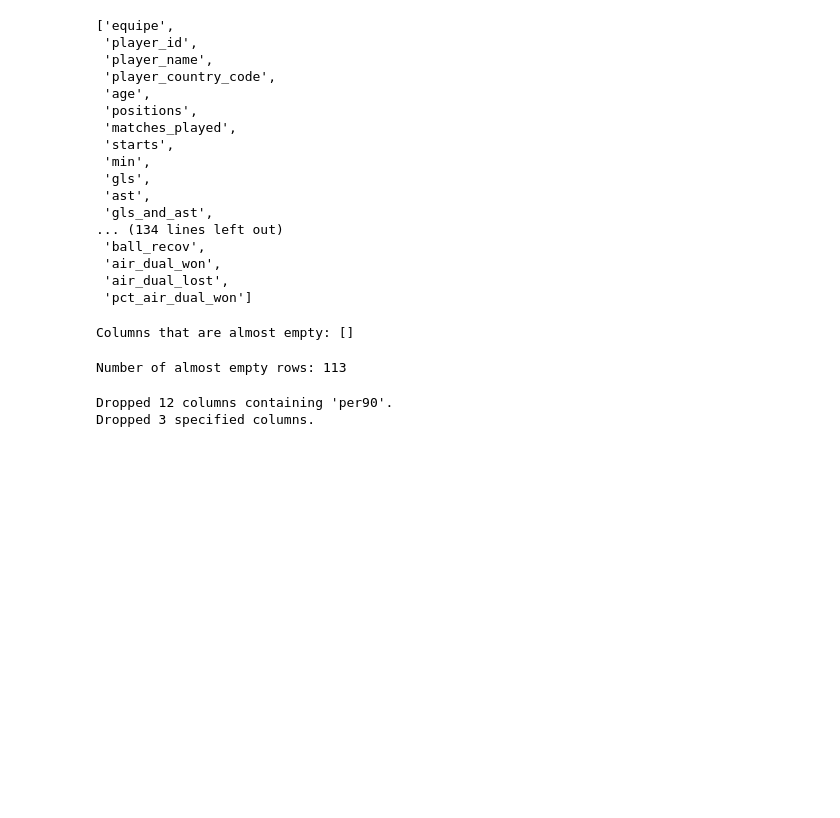
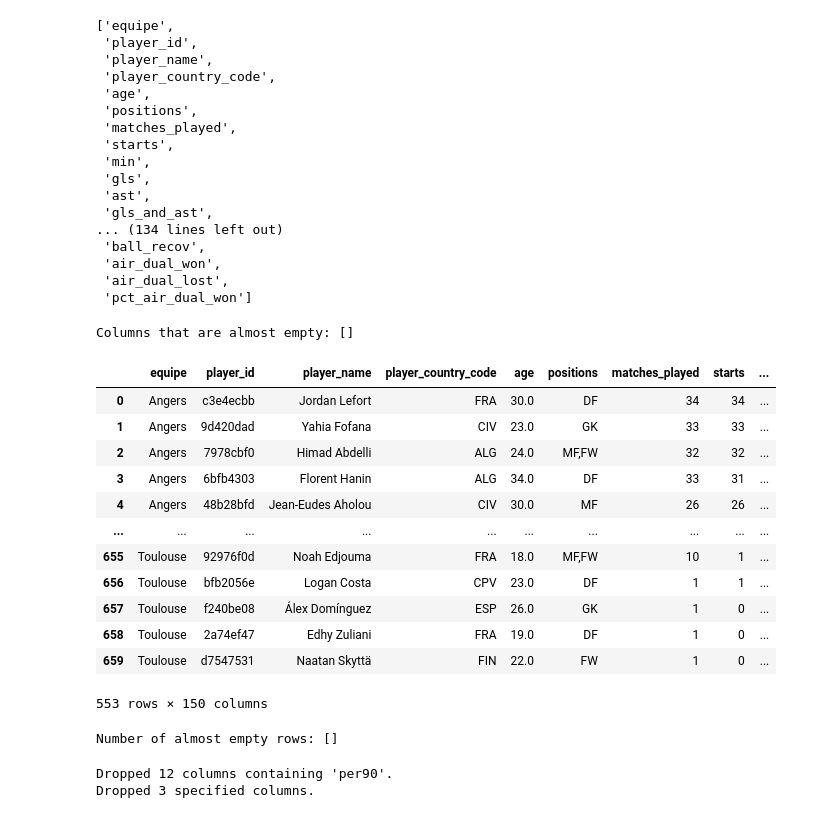
Before and after one commit to DeankoontzG/DataMining_Project, a Jupyter notebook: Data_Cleaning.ipynb, the cells around one changed output. Saved outputs shown, nothing was run; the diff lists cells and outputs as text; code cells hidden in the pictures; blank space fills up the shorter version.

```diff
--- a/Data_Cleaning.ipynb
+++ b/Data_Cleaning.ipynb
@@ -93,10 +93,26 @@ almost_empty_columns = search_col_almost_empty(data_cleaned)
 print("Columns that are almost empty:", almost_empty_columns)
 # %% [output]
 Columns that are almost empty: []
+# %%
+data_cleaned.head(655)
+# %% [output]
+|  | equipe | player_id | player_name | player_country_code | age | positions | matches_played | starts | ... |
+| 0 | Angers | c3e4ecbb | Jordan Lefort | FRA | 30.0 | DF | 34 | 34 | ... |
+| 1 | Angers | 9d420dad | Yahia Fofana | CIV | 23.0 | GK | 33 | 33 | ... |
+| 2 | Angers | 7978cbf0 | Himad Abdelli | ALG | 24.0 | MF,FW | 32 | 32 | ... |
+| 3 | Angers | 6bfb4303 | Florent Hanin | ALG | 34.0 | DF | 33 | 31 | ... |
+| 4 | Angers | 48b28bfd | Jean-Eudes Aholou | CIV | 30.0 | MF | 26 | 26 | ... |
+| ... | ... | ... | ... | ... | ... | ... | ... | ... | ... |
+| 655 | Toulouse | 92976f0d | Noah Edjouma | FRA | 18.0 | MF,FW | 10 | 1 | ... |
+| 656 | Toulouse | bfb2056e | Logan Costa | CPV | 23.0 | DF | 1 | 1 | ... |
+| 657 | Toulouse | f240be08 | Álex Domínguez | ESP | 26.0 | GK | 1 | 0 | ... |
+| 658 | Toulouse | 2a74ef47 | Edhy Zuliani | FRA | 19.0 | DF | 1 | 0 | ... |
+| 659 | Toulouse | d7547531 | Naatan Skyttä | FIN | 22.0 | FW | 1 | 0 | ... |
+553 rows × 150 columns
 # %%
-def search_almost_empty_rows(dataframe, threshold=0.1):
+def search_almost_empty_rows(dataframe, threshold=0.95):
     """
-    Identify rows in the DataFrame that are almost empty based on a given threshold.
+    Identify rows in the DataFrame that are almost empty based on a given threshold. Print the number of such rows.
 
     Parameters:
     dataframe (pd.DataFrame): The DataFrame to analyze.
@@ -105,15 +121,18 @@ def search_almost_empty_rows(dataframe, threshold=0.1):
     Returns:
     pd.DataFrame: A DataFrame containing the almost empty rows.
     """
+    almost_empty_rows = []
     total_cols = dataframe.shape[1]
-    almost_empty_rows = dataframe[dataframe.isna().sum(axis=1) / total_cols >= threshold]
 
-    return almost_empty_rows
-
-almost_empty_rows = search_almost_empty_rows(data)
-print(f"Number of almost empty rows: {almost_empty_rows.shape[0]}")
+    for index, row in dataframe.iterrows():
+        missing_count = row.isna().sum()
+        if missing_count / total_cols >= threshold:
+            almost_empty_rows.append(index)
+    print(f"Number of almost empty rows: {almost_empty_rows}")
+    return dataframe.loc[almost_empty_rows]
+almost_empty_rows = search_almost_empty_rows(data_cleaned)
 # %% [output]
-Number of almost empty rows: 113
+Number of almost empty rows: []
 # %%
 def drop_per_90_cols(data, exception_cols=None):
     """
```
Also changed, not shown: parts of 1 cell of this notebook, 1 other file.
